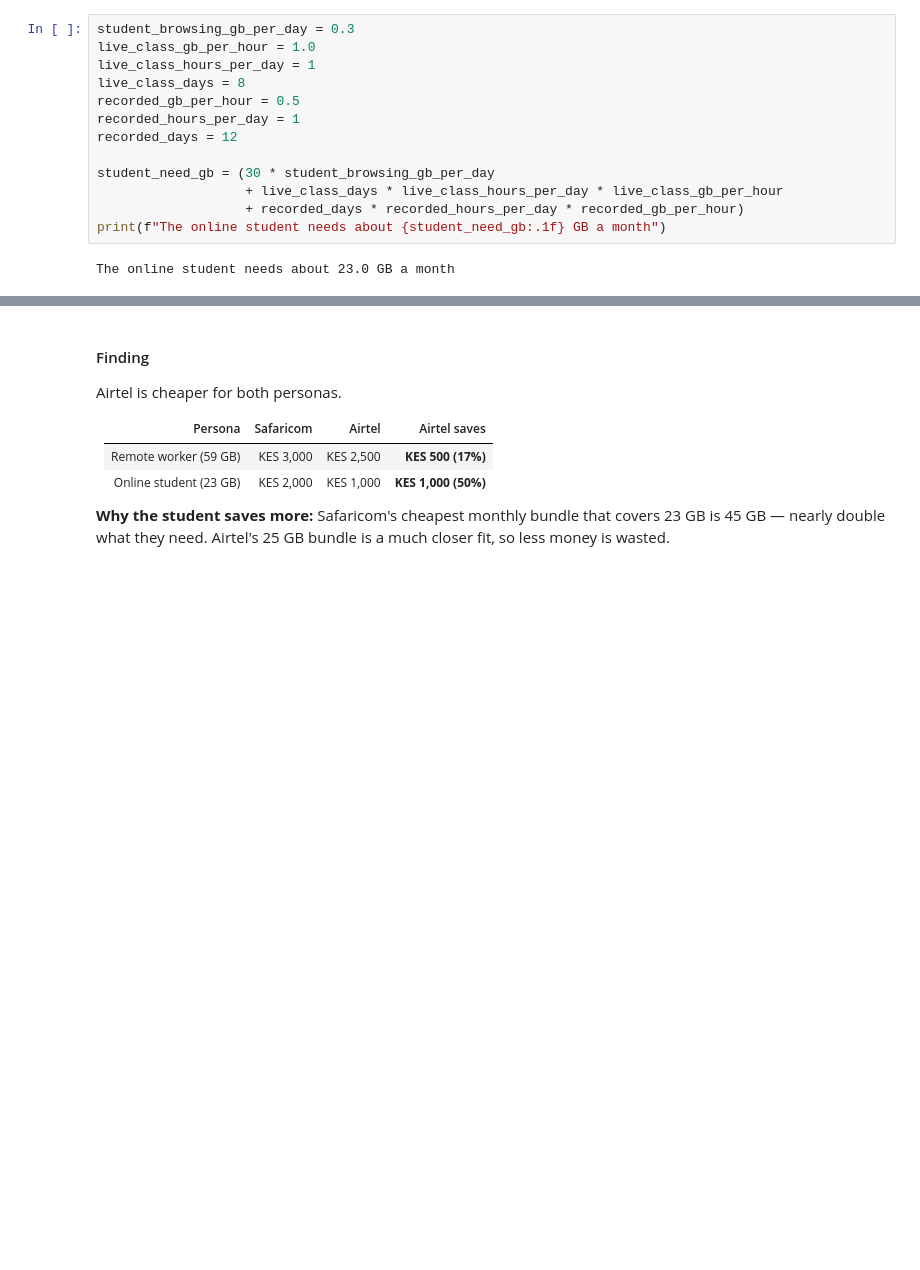
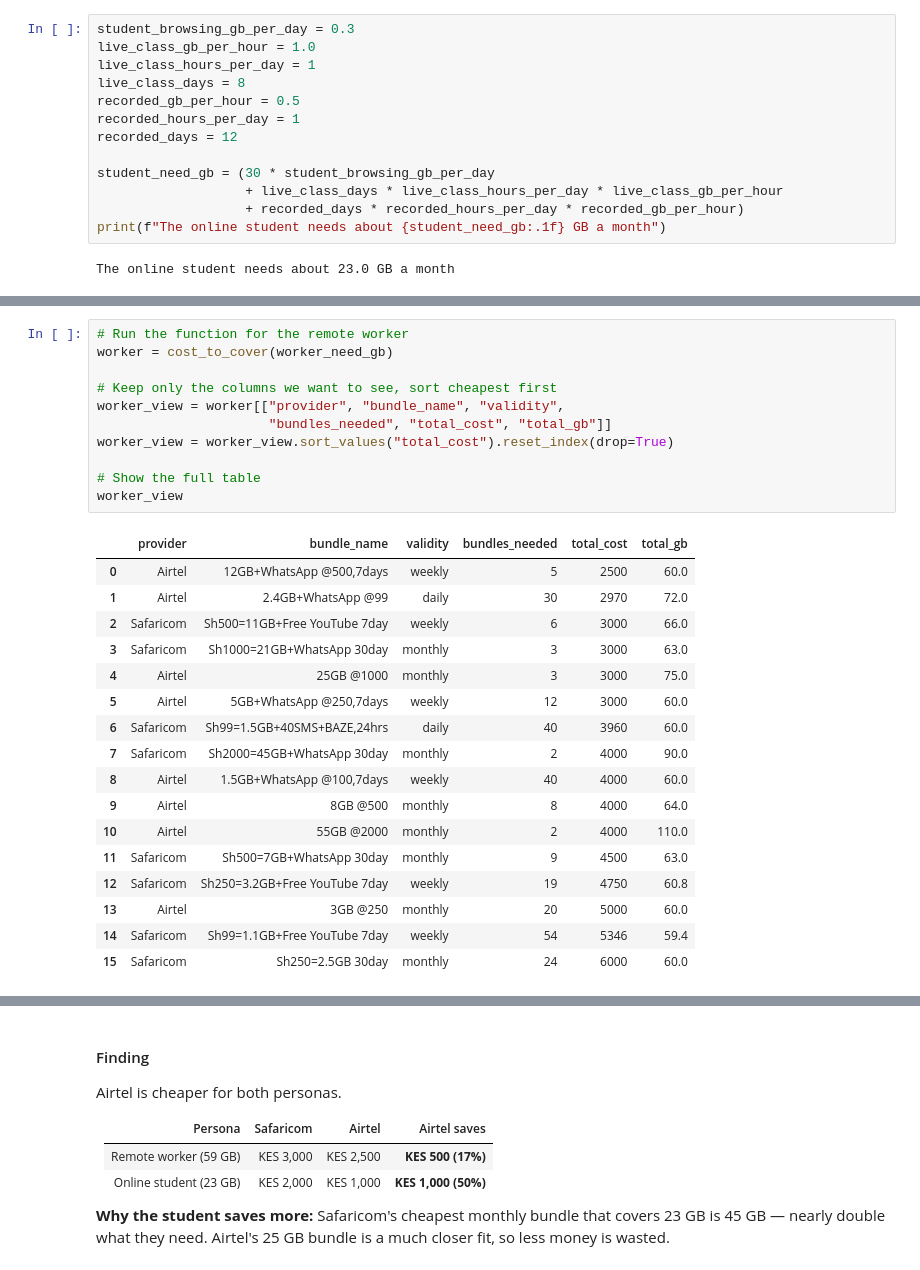
Before and after one commit to james-mutunga/PyData-Capstone-Project, a Jupyter notebook: Data-bundles.ipynb, the cells around one changed output, grey strips where cells are left out. Drawn from its saved outputs; the diff is of its cells as text; blank space fills up the shorter version.

```diff
--- a/Data-bundles.ipynb
+++ b/Data-bundles.ipynb
@@ -315,0 +328,29 @@ ONLINE STUDENT (needs 23 GB/month)
+# %%
+# Run the function for the remote worker
+worker = cost_to_cover(worker_need_gb)
+
+# Keep only the columns we want to see, sort cheapest first
+worker_view = worker[["provider", "bundle_name", "validity",
+                      "bundles_needed", "total_cost", "total_gb"]]
+worker_view = worker_view.sort_values("total_cost").reset_index(drop=True)
+
+# Show the full table
+worker_view
+# %% [output]
+|  | provider | bundle_name | validity | bundles_needed | total_cost | total_gb |
+| 0 | Airtel | 12GB+WhatsApp @500,7days | weekly | 5 | 2500 | 60.0 |
+| 1 | Airtel | 2.4GB+WhatsApp @99 | daily | 30 | 2970 | 72.0 |
+| 2 | Safaricom | Sh500=11GB+Free YouTube 7day | weekly | 6 | 3000 | 66.0 |
+| 3 | Safaricom | Sh1000=21GB+WhatsApp 30day | monthly | 3 | 3000 | 63.0 |
+| 4 | Airtel | 25GB @1000 | monthly | 3 | 3000 | 75.0 |
+| 5 | Airtel | 5GB+WhatsApp @250,7days | weekly | 12 | 3000 | 60.0 |
+| 6 | Safaricom | Sh99=1.5GB+40SMS+BAZE,24hrs | daily | 40 | 3960 | 60.0 |
+| 7 | Safaricom | Sh2000=45GB+WhatsApp 30day | monthly | 2 | 4000 | 90.0 |
+| 8 | Airtel | 1.5GB+WhatsApp @100,7days | weekly | 40 | 4000 | 60.0 |
+| 9 | Airtel | 8GB @500 | monthly | 8 | 4000 | 64.0 |
+| 10 | Airtel | 55GB @2000 | monthly | 2 | 4000 | 110.0 |
+| 11 | Safaricom | Sh500=7GB+WhatsApp 30day | monthly | 9 | 4500 | 63.0 |
+| 12 | Safaricom | Sh250=3.2GB+Free YouTube 7day | weekly | 19 | 4750 | 60.8 |
+| 13 | Airtel | 3GB @250 | monthly | 20 | 5000 | 60.0 |
+| 14 | Safaricom | Sh99=1.1GB+Free YouTube 7day | weekly | 54 | 5346 | 59.4 |
+| 15 | Safaricom | Sh250=2.5GB 30day | monthly | 24 | 6000 | 60.0 |
```
Also changed, not shown: parts of 23 cells of this notebook, 2 other files.
